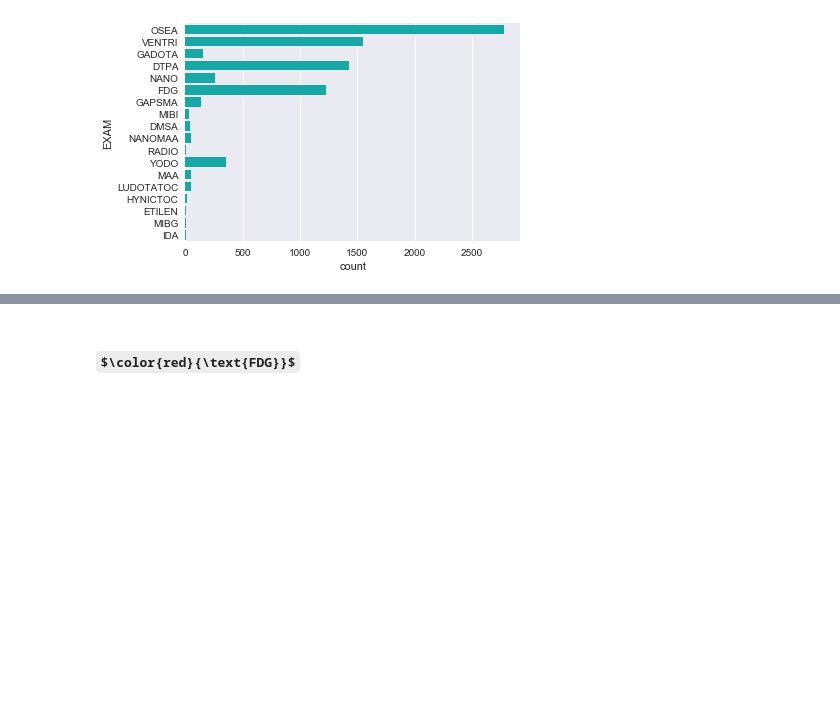
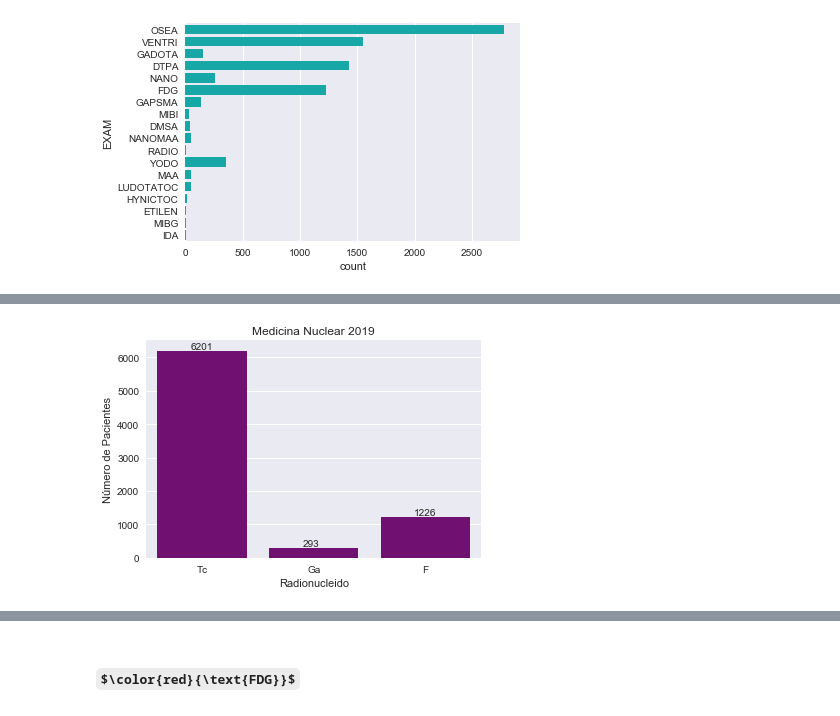
Before and after one commit to andreapy/University, a Jupyter notebook: DRLRFMN.ipynb, the cells around one changed output, grey strips where cells are left out. Drawn from its saved outputs; the diff is of its cells as text; code cells hidden in the pictures; some formulas as TeX source; blank space fills up the shorter version.

```diff
--- a/DRLRFMN.ipynb
+++ b/DRLRFMN.ipynb
@@ -129,0 +132,12 @@ sns.countplot(x="RF", data=df,orient="h",color="c")
+# %%
+axx=sns.countplot(x="RF", data=df,orient="h",color="purple")
+plt.title('Medicina Nuclear 2019')
+plt.xlabel('Radionucleido')
+plt.ylabel('Número de Pacientes')
+
+for p in axx.patches:
+        axx.annotate('{:.0f}'.format(p.get_height()), (p.get_x()+0.3, p.get_height()+50))
+
+plt.savefig('RN.pdf')
+# %% [output]
+[figure, added]
```
Also changed, not shown: parts of 5 cells of this notebook, 2 other files.
